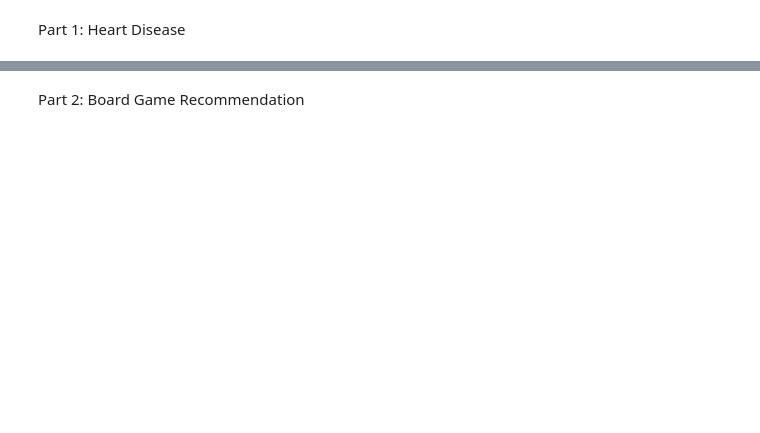
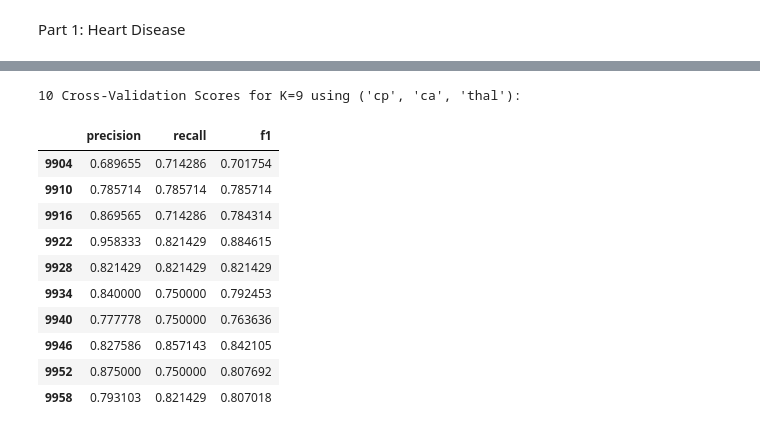
Before and after one commit to Churro1/CS5830_Project4_k-nearest-neighbors, a Jupyter notebook: Project4.ipynb, the cells around one changed output, grey strips where cells are left out. Drawn from its saved outputs; the diff is of its cells as text; code cells hidden in the pictures; blank space fills up the shorter version.

Commit message:
finishing up part 2 and reading part 1

```diff
--- a/Project4.ipynb
+++ b/Project4.ipynb
@@ -346,5 +404,28 @@ print(summary.head(20))
-# %% [markdown]
-Part 2: Board Game Recommendation
+# %%
+# Just adding this because I think we need a cleaner report of the results
+
+# Filter the 'runs' dataframe to show the 10 individual iterations for our best model
+best_attributes = ('cp', 'ca', 'thal')
+best_k = 9
+
+best_model_runs = runs[(runs['attributes'] == best_attributes) & (runs['n_neighbors'] == best_k)]
+
+# Display just the metrics the professor asked for
+print(f"10 Cross-Validation Scores for K={best_k} using {best_attributes}:")
+display(best_model_runs[['precision', 'recall', 'f1']])
+# %% [output]
+10 Cross-Validation Scores for K=9 using ('cp', 'ca', 'thal'):
+|  | precision | recall | f1 |
+| 9904 | 0.689655 | 0.714286 | 0.701754 |
+| 9910 | 0.785714 | 0.785714 | 0.785714 |
+| 9916 | 0.869565 | 0.714286 | 0.784314 |
+| 9922 | 0.958333 | 0.821429 | 0.884615 |
+| 9928 | 0.821429 | 0.821429 | 0.821429 |
+| 9934 | 0.840000 | 0.750000 | 0.792453 |
+| 9940 | 0.777778 | 0.750000 | 0.763636 |
+| 9946 | 0.827586 | 0.857143 | 0.842105 |
+| 9952 | 0.875000 | 0.750000 | 0.807692 |
+| 9958 | 0.793103 | 0.821429 | 0.807018 |
 # %%
 import pandas as pd
 from sklearn.neighbors import NearestNeighbors
```
Also changed, not shown: parts of 12 cells of this notebook.
